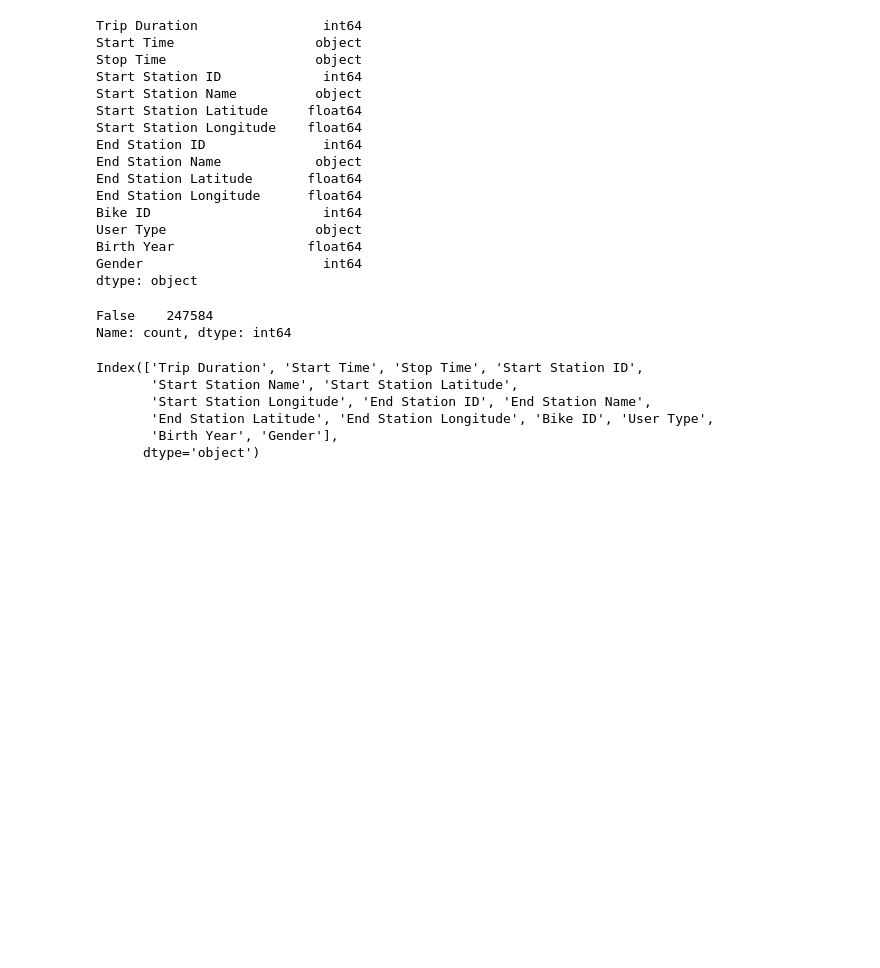
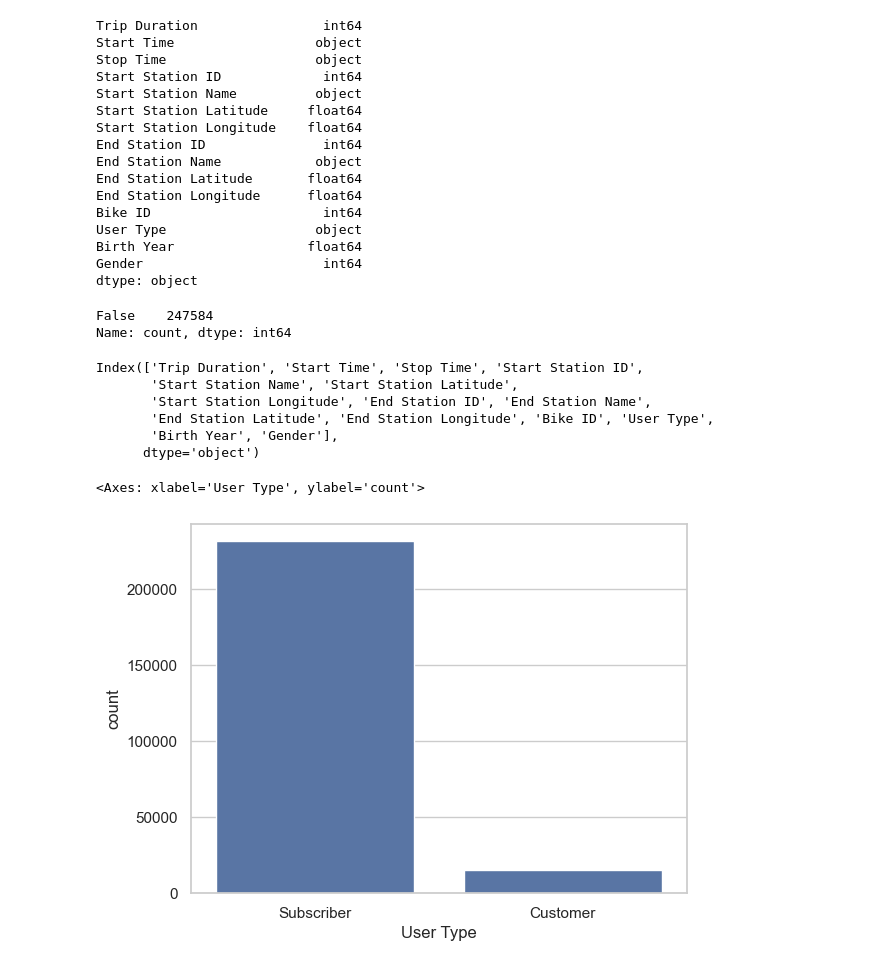
Before and after one commit to amoako420/Chime, a Jupyter notebook: project.ipynb, the cells around one changed output. Cells and saved outputs as stored; diff of their text form; code cells hidden in the pictures; blank space fills up the shorter version.

```diff
--- a/project.ipynb
+++ b/project.ipynb
@@ -152,0 +149,7 @@ CREATE TABLE citibike_trips(Bike_ID INT PRIMARY KEY,
+# %%
+# Visualization
+sns.set(style="whitegrid")
+sns.countplot(x="User Type", data=citibike.reset_index(drop=True))
+# %% [output]
+<Axes: xlabel='User Type', ylabel='count'>
+[figure, added]
```
Also changed, not shown: parts of 3 cells of this notebook.
